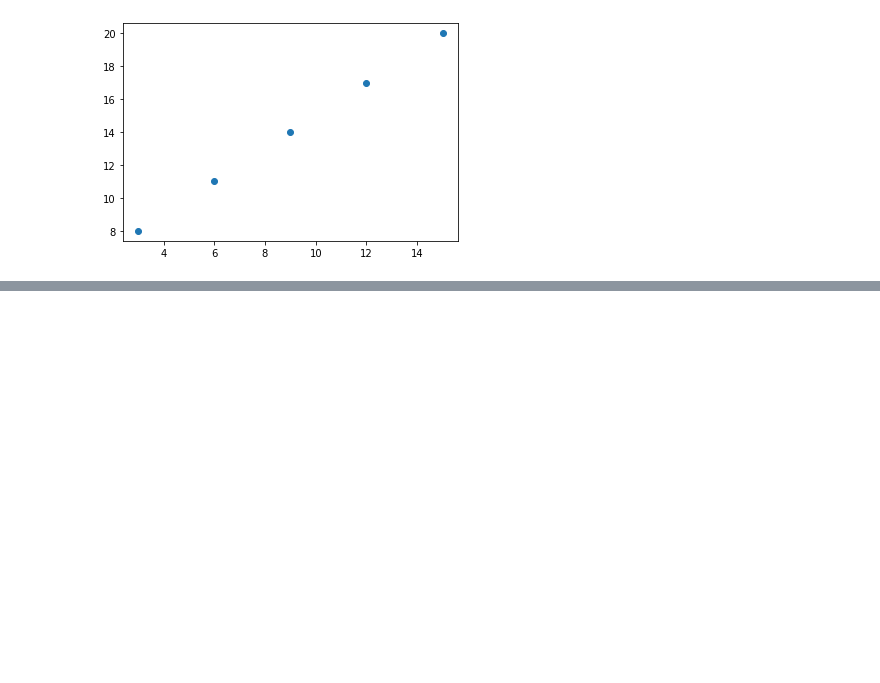
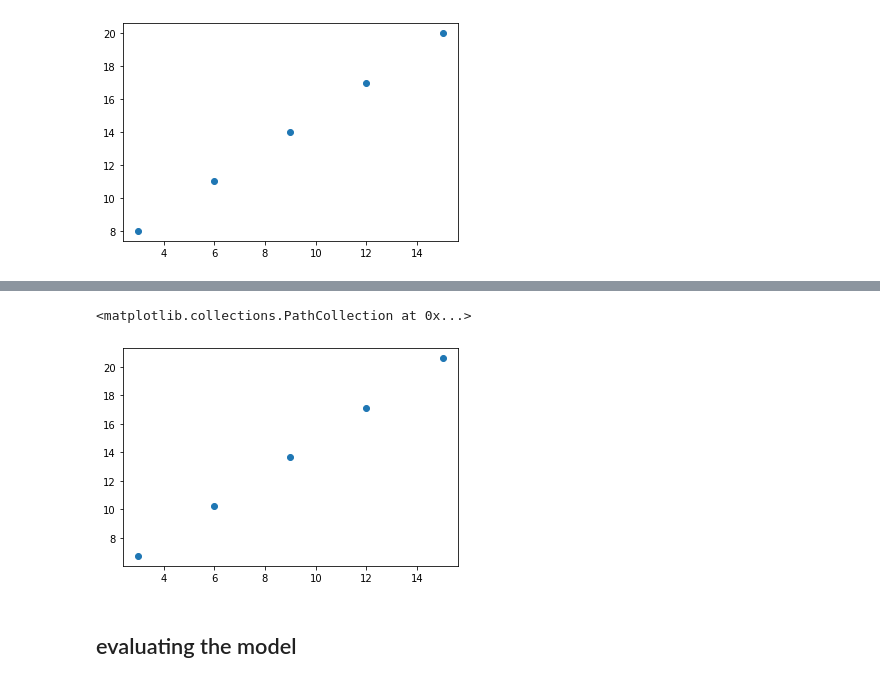
Before and after one commit to hamednasr/tensorflow, a Jupyter notebook: 01_regression_with_tensorflow.ipynb, the cells around one changed output, grey strips where cells are left out. Cells and saved outputs as stored; diff of their text form; code cells hidden in the pictures; blank space fills up the shorter version.

```diff
--- a/01_regression_with_tensorflow.ipynb
+++ b/01_regression_with_tensorflow.ipynb
@@ -70,0 +75,14 @@ plt.scatter(X,model.predict(X))
+# %%
+model = tf.keras.Sequential([
+                              tf.keras.layers.Dense(256,activation='relu'),
+                              tf.keras.layers.Dense(512,activation='relu'),
+                             tf.keras.layers.Dense(512,activation='relu'),
+                              tf.keras.layers.Dense(128,activation='relu'),
+                              tf.keras.layers.Dense(1)
+                           ])
+
+model.compile(loss=tf.keras.losses.mse,
+              optimizer=tf.keras.optimizers.Adam(lr=0.001),
+              metrics = ['mae'])
+
+model.fit(X,y,epochs=200)
@@ -70,0 +122,7 @@ plt.scatter(X,model.predict(X))
+# %%
+plt.scatter(X,model.predict(X))
+# %% [output]
+<matplotlib.collections.PathCollection at 0x...>
+[figure, added]
+# %% [markdown]
+## evaluating the model
```
Also changed, not shown: parts of 7 cells of this notebook.
